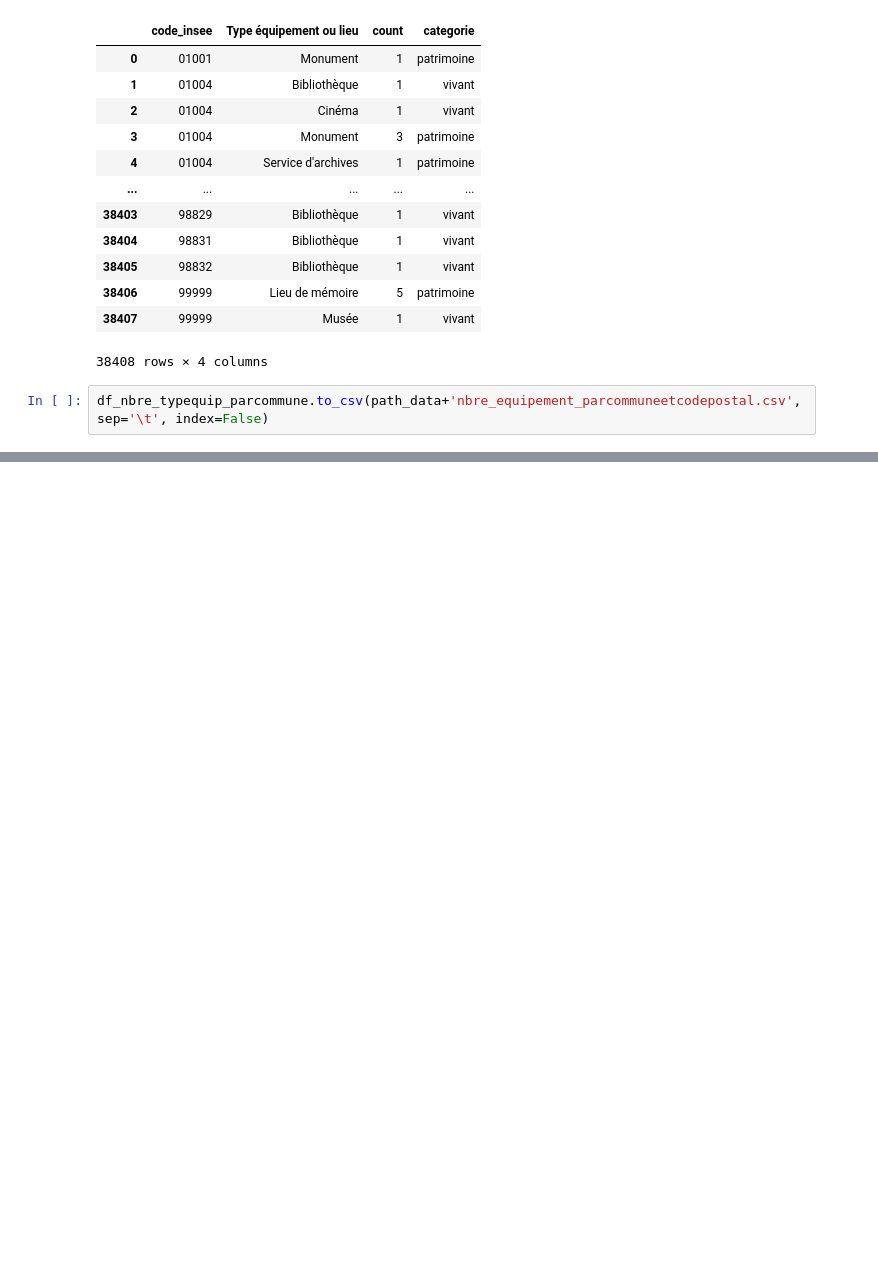
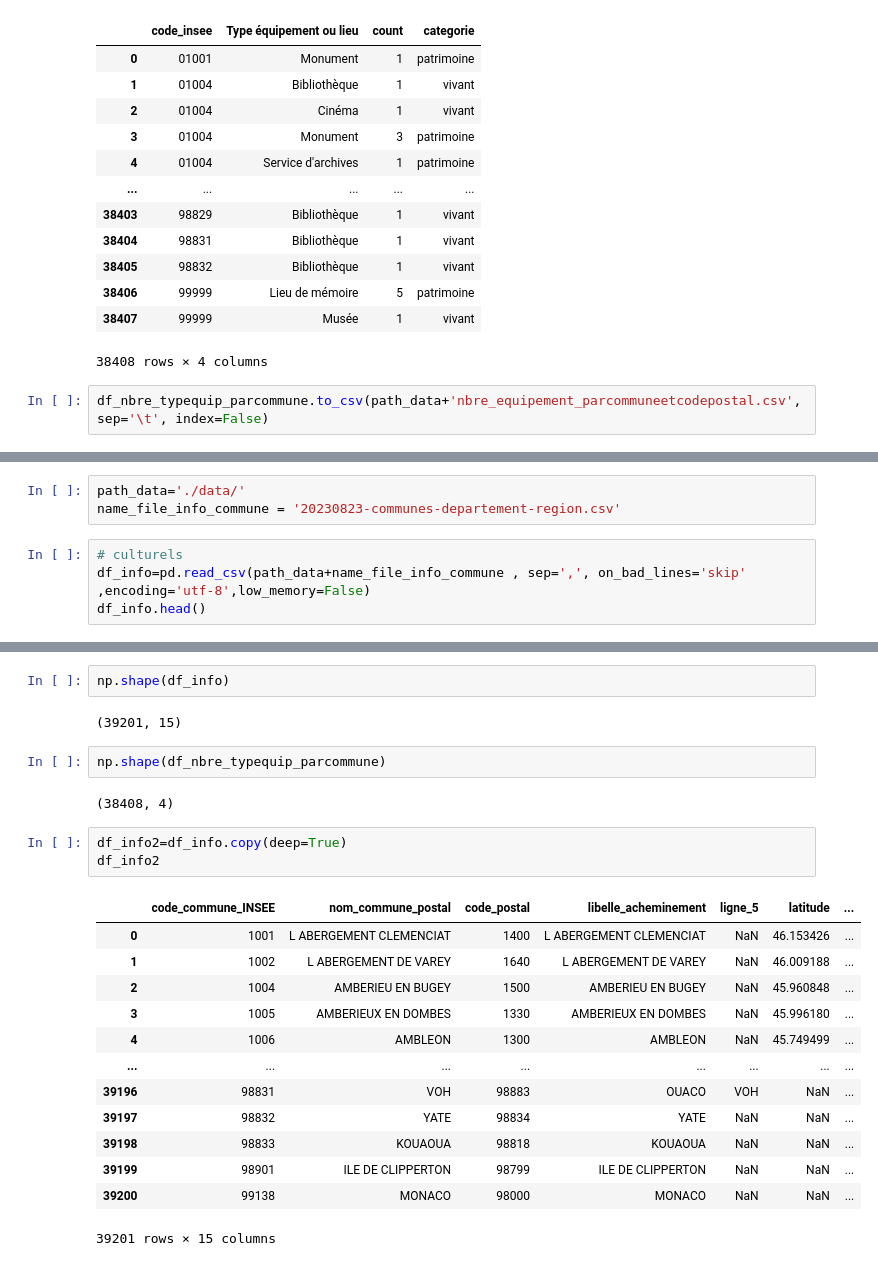
Before and after one commit to naloui1/Dataforgood, a Jupyter notebook: script_nadia.ipynb, the cells around one changed output, grey strips where cells are left out. Saved outputs shown, nothing was run; the diff lists cells and outputs as text; blank space fills up the shorter version.

```diff
--- a/script_nadia.ipynb
+++ b/script_nadia.ipynb
@@ -304,0 +307,7 @@ df_nbre_typequip_parcommune.to_csv(path_data+'nbre_equipement_parcommuneetcodepo
+# %%
+path_data='./data/'
+name_file_info_commune = '20230823-communes-departement-region.csv'
+# %%
+# culturels
+df_info=pd.read_csv(path_data+name_file_info_commune , sep=',', on_bad_lines='skip' ,encoding='utf-8',low_memory=False)
+df_info.head()
@@ -304,0 +321,25 @@ df_nbre_typequip_parcommune.to_csv(path_data+'nbre_equipement_parcommuneetcodepo
+# %%
+np.shape(df_info)
+# %% [output]
+(39201, 15)
+# %%
+np.shape(df_nbre_typequip_parcommune)
+# %% [output]
+(38408, 4)
+# %%
+df_info2=df_info.copy(deep=True)
+df_info2
+# %% [output]
+|  | code_commune_INSEE | nom_commune_postal | code_postal | libelle_acheminement | ligne_5 | latitude | ... |
+| 0 | 1001 | L ABERGEMENT CLEMENCIAT | 1400 | L ABERGEMENT CLEMENCIAT | NaN | 46.153426 | ... |
+| 1 | 1002 | L ABERGEMENT DE VAREY | 1640 | L ABERGEMENT DE VAREY | NaN | 46.009188 | ... |
+| 2 | 1004 | AMBERIEU EN BUGEY | 1500 | AMBERIEU EN BUGEY | NaN | 45.960848 | ... |
+| 3 | 1005 | AMBERIEUX EN DOMBES | 1330 | AMBERIEUX EN DOMBES | NaN | 45.996180 | ... |
+| 4 | 1006 | AMBLEON | 1300 | AMBLEON | NaN | 45.749499 | ... |
+| ... | ... | ... | ... | ... | ... | ... | ... |
+| 39196 | 98831 | VOH | 98883 | OUACO | VOH | NaN | ... |
+| 39197 | 98832 | YATE | 98834 | YATE | NaN | NaN | ... |
+| 39198 | 98833 | KOUAOUA | 98818 | KOUAOUA | NaN | NaN | ... |
+| 39199 | 98901 | ILE DE CLIPPERTON | 98799 | ILE DE CLIPPERTON | NaN | NaN | ... |
+| 39200 | 99138 | MONACO | 98000 | MONACO | NaN | NaN | ... |
+39201 rows × 15 columns
```
Also changed, not shown: parts of 8 cells of this notebook, 1 other file.
